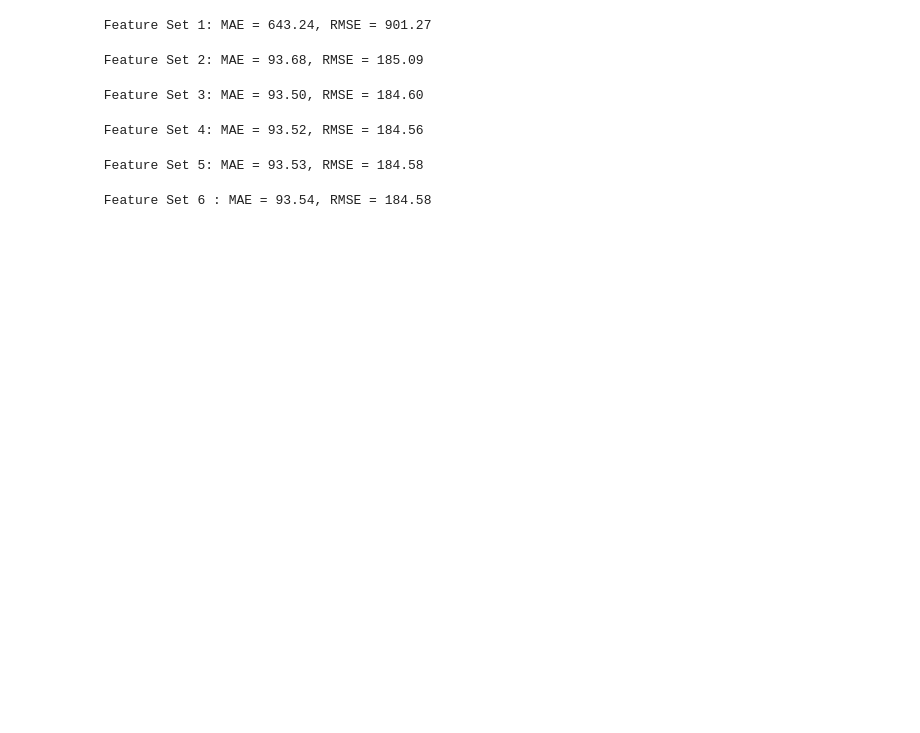
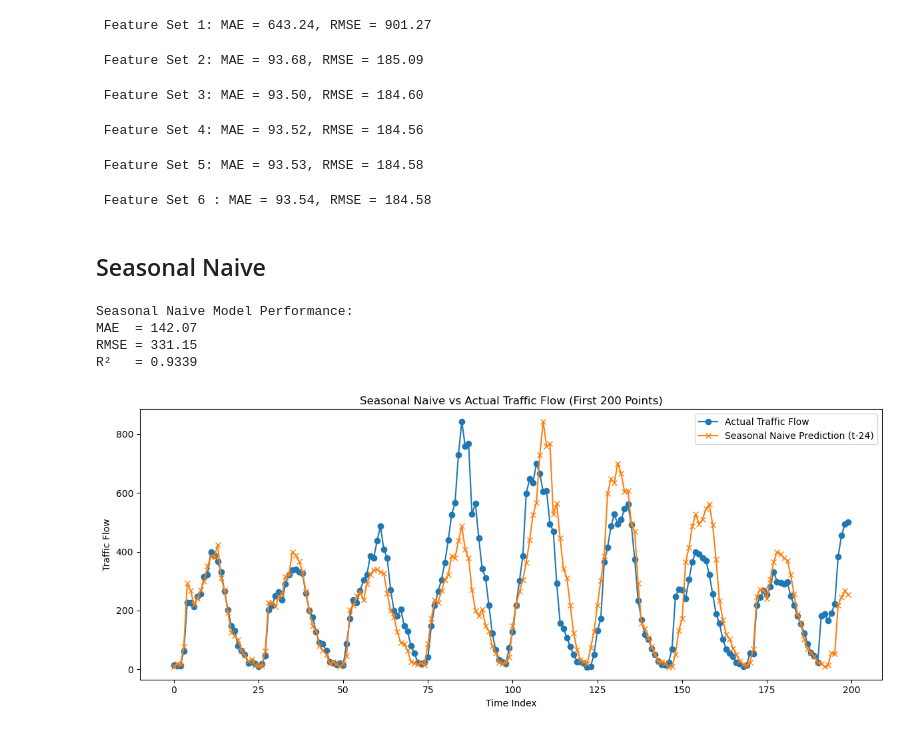
Before and after one commit to RichelCode/EV-Charging-Analysis, a Jupyter notebook: Final 3 months Analysis.ipynb, the cells around one changed output. Saved outputs shown, nothing was run; the diff lists cells and outputs as text; code cells hidden in the pictures; blank space fills up the shorter version.

```diff
--- a/Final 3 months Analysis.ipynb
+++ b/Final 3 months Analysis.ipynb
@@ -796,3 +799,37 @@ rmse_fs6 = np.sqrt(mean_squared_error(y_test, y_pred_fs6))
 print(f" Feature Set 6 : MAE = {mae_fs6:.2f}, RMSE = {rmse_fs6:.2f}")
 # %% [output]
  Feature Set 6 : MAE = 93.54, RMSE = 184.58
+# %% [markdown]
+## Seasonal Naive
+# %%
+# Actual values and predictions
+y_true = df["Total Flow"]
+y_pred = df["Flow_lag_24"]  # same hour yesterday = seasonal naive
+
+# Evaluate
+mae = mean_absolute_error(y_true, y_pred)
+rmse = np.sqrt(mean_squared_error(y_true, y_pred))
+r2 = r2_score(y_true, y_pred)
+
+print("Seasonal Naive Model Performance:")
+print(f"MAE  = {mae:.2f}")
+print(f"RMSE = {rmse:.2f}")
+print(f"R²   = {r2:.4f}")
+# %% [output]
+Seasonal Naive Model Performance:
+MAE  = 142.07
+RMSE = 331.15
+R²   = 0.9339
+# %%
+# Plot sample predictions
+plt.figure(figsize=(12, 5))
+plt.plot(y_true.values[:200], label="Actual Traffic Flow", marker='o')
+plt.plot(y_pred.values[:200], label="Seasonal Naive Prediction (t-24)", marker='x')
+plt.title("Seasonal Naive vs Actual Traffic Flow (First 200 Points)")
+plt.xlabel("Time Index")
+plt.ylabel("Traffic Flow")
+plt.legend()
+plt.tight_layout()
+plt.show()
+# %% [output]
+[figure, added]
```
Also changed, not shown: parts of 1 cell of this notebook.
